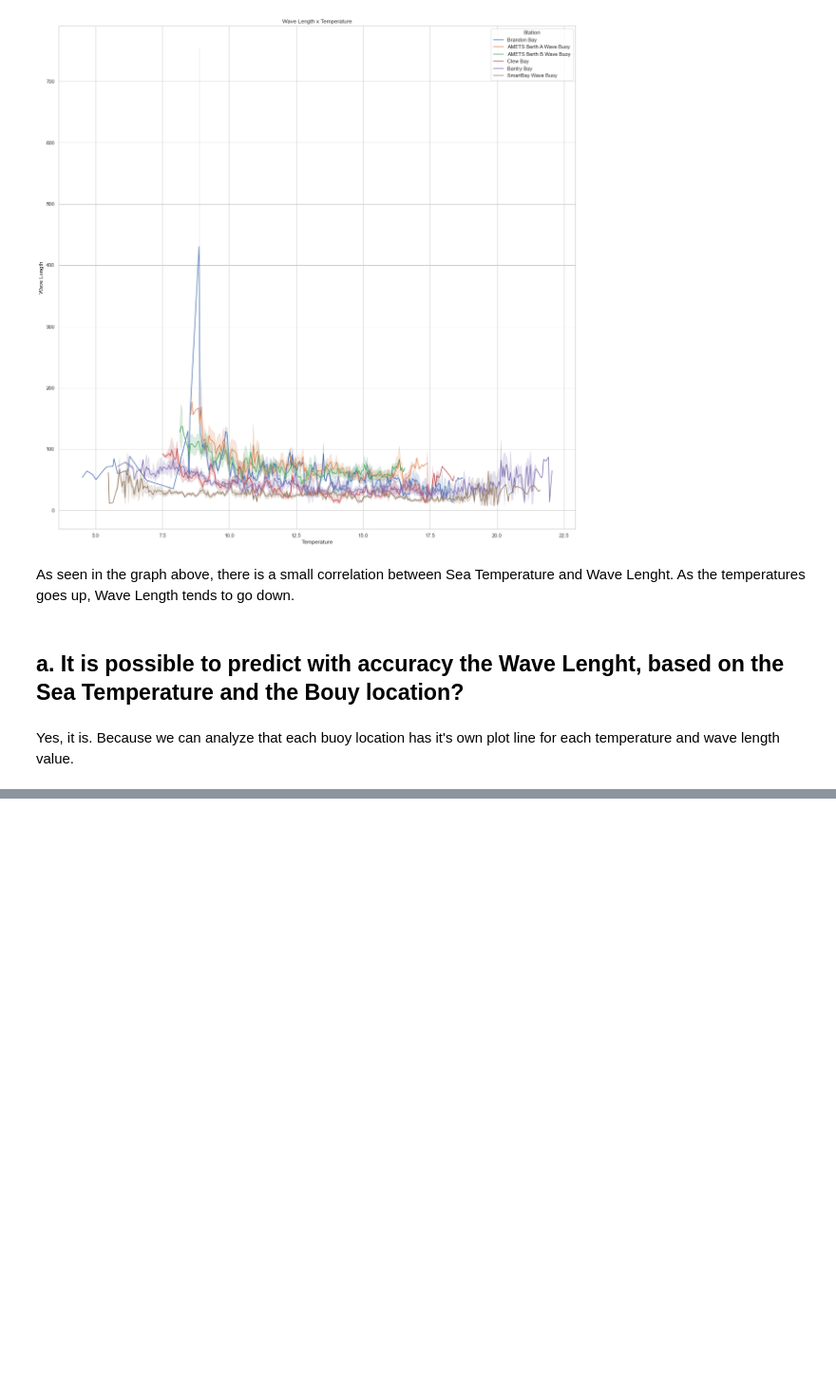
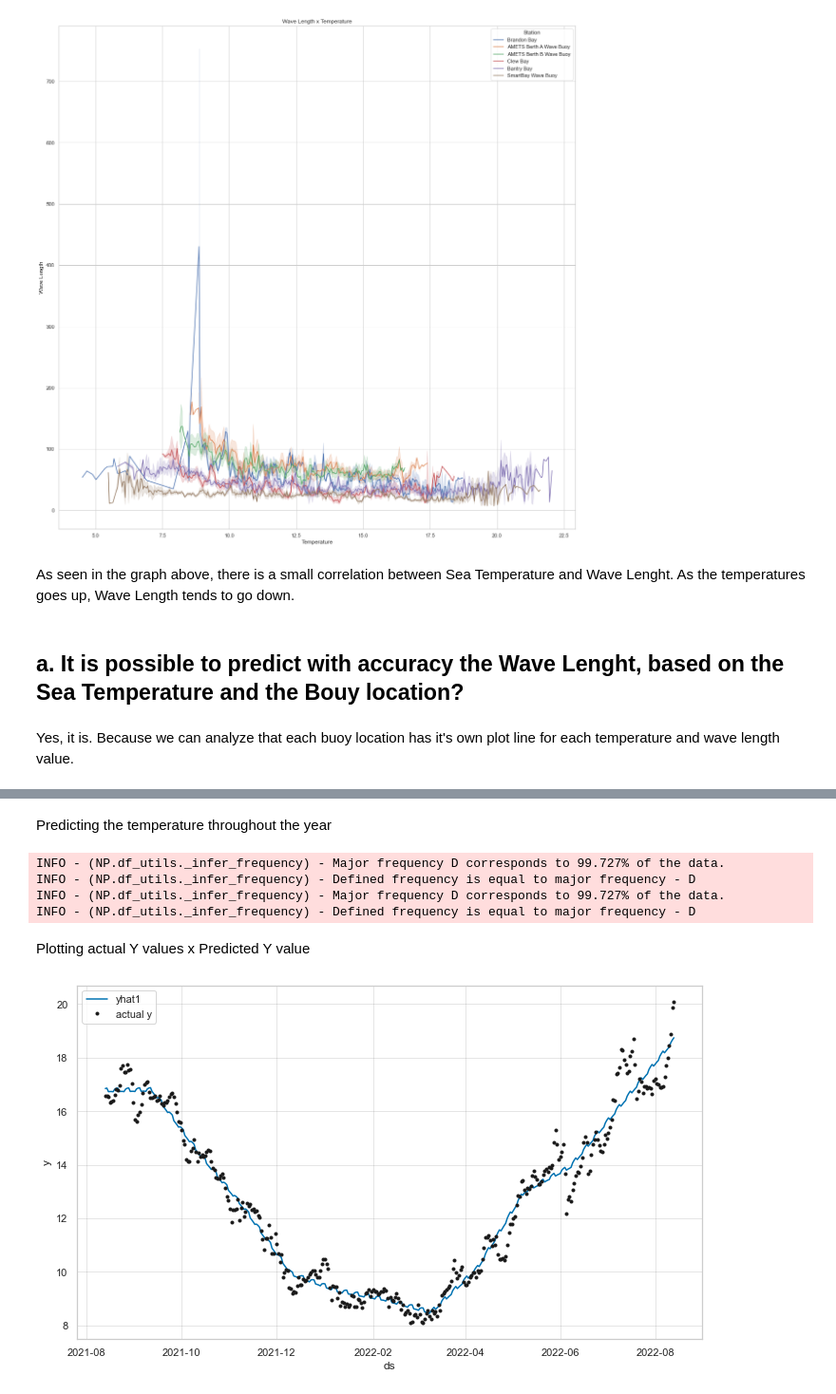
Before and after one commit to eduardobrennand/ddf_tech_case, a Jupyter notebook: questions/ddf_tech_case.ipynb, the cells around one changed output, grey strips where cells are left out. Shown: that part at 95% size. Saved outputs shown, nothing was run; the diff lists cells and outputs as text; code cells hidden in the pictures; blank space fills up the shorter version.

```diff
--- a/questions/ddf_tech_case.ipynb
+++ b/questions/ddf_tech_case.ipynb
@@ -453,0 +510,4 @@ Yes, it is. Because we can analyze that each buoy location has it's own plot lin
+# %%
+from neuralprophet import NeuralProphet #Importing the library
+n = NeuralProphet() #Creating an object from the NeuralProphet class
+model = n.fit(bonus_df, freq='D') #Training the model
@@ -453,0 +525,15 @@ Yes, it is. Because we can analyze that each buoy location has it's own plot lin
+# %% [markdown]
+Predicting the temperature throughout the year
+# %%
+forecast = n.predict(bonus_df)
+# %% [output]
+INFO - (NP.df_utils._infer_frequency) - Major frequency D corresponds to 99.727% of the data.
+INFO - (NP.df_utils._infer_frequency) - Defined frequency is equal to major frequency - D
+INFO - (NP.df_utils._infer_frequency) - Major frequency D corresponds to 99.727% of the data.
+INFO - (NP.df_utils._infer_frequency) - Defined frequency is equal to major frequency - D
+# %% [markdown]
+Plotting actual Y values x Predicted Y value
+# %%
+plot = n.plot(forecast)
+# %% [output]
+[figure, added]
```
Also changed, not shown: parts of 19 cells of this notebook, 5 other files.
